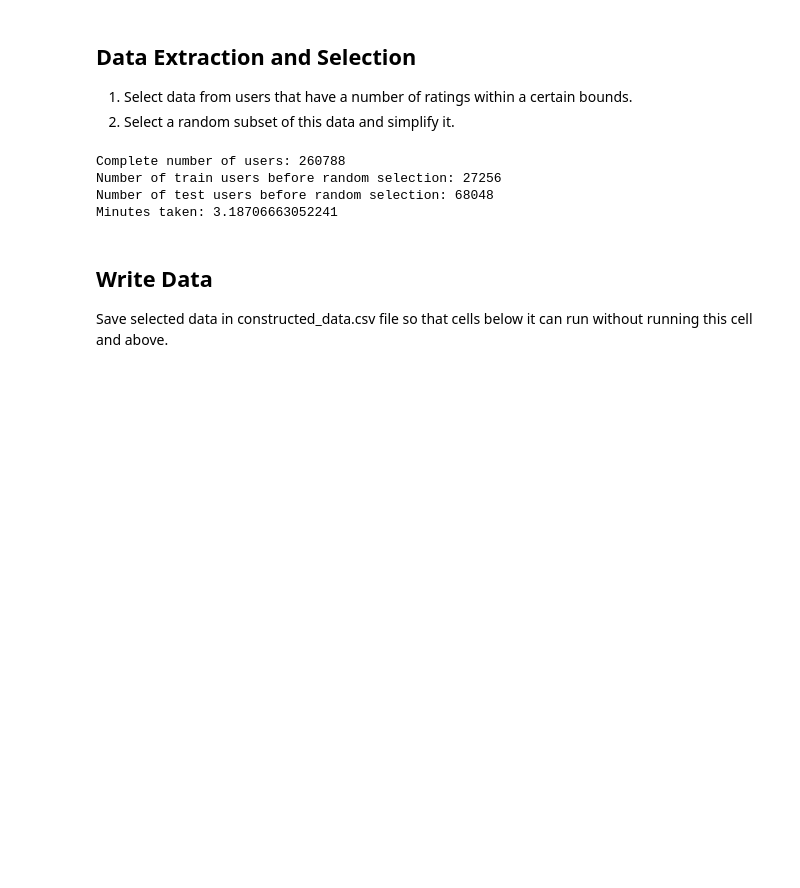
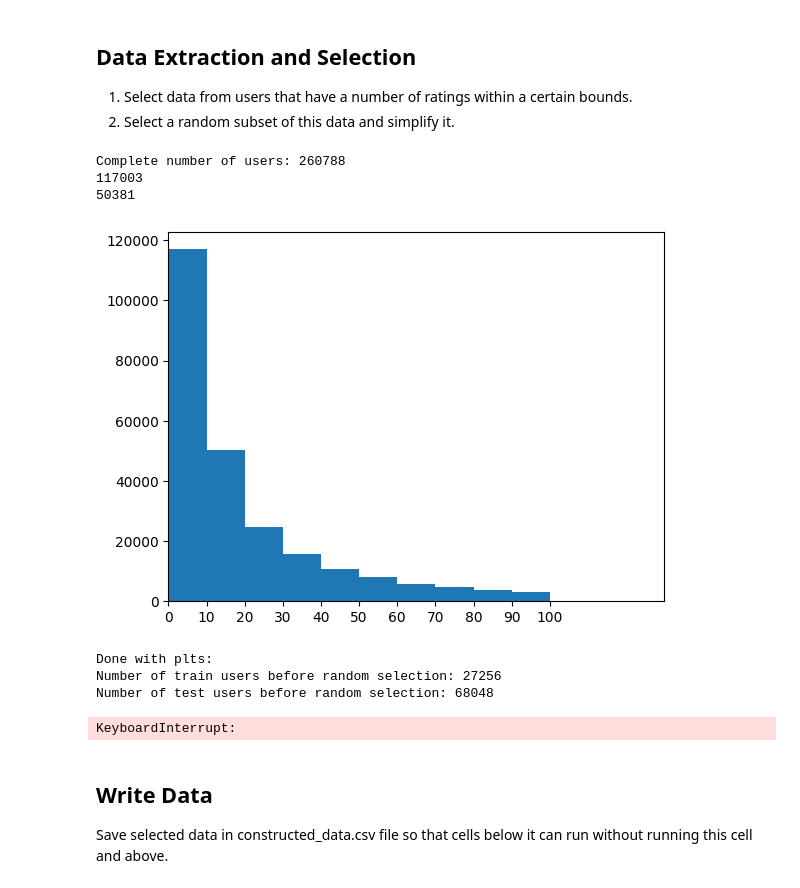
Before and after one commit to jacksonianrtaylor/movie_rec_proj, a Jupyter notebook: complete_11_03_2023.ipynb, the cells around one changed output. Cells and saved outputs as stored; diff of their text form; code cells hidden in the pictures; blank space fills up the shorter version.

Commit message:
graph to show what normal users look like, described in comment

```diff
--- a/complete_11_03_2023.ipynb
+++ b/complete_11_03_2023.ipynb
@@ -229,8 +229,27 @@ for row in complete_list:
 gaps.append(gap_len)
 
 
+#LOOK: New histogram of the number of ratings...
+import matplotlib.pyplot as plt
+from matplotlib.pyplot import hist
+
+less_than_ten = 0
+less_than_tw = 0
+for item in gaps:
+    if item>=0 and item<10:
+        less_than_ten+=1
+    if item>=10 and item<20:
+        less_than_tw+=1
+
+print(less_than_ten)
+print(less_than_tw)
 
 
+hist(gaps, bins = 10, range = (0, 100))
+plt.xticks([0, 10, 20, 30, 40, 50, 60, 70, 80, 90, 100])
+plt.xlim(0, 130)
+plt.show()
+print("Done with plts:")
 
 # Index in the complete_list_no_dups list:
 full_index = 0
@@ -286,36 +305,52 @@ for bound in bounds_test_sample:
 
 
 print("Minutes taken:", (time.time()-start_time)/60)
 
 
+#LOOK: need to explain the tradeoff between more data to feed the model (for svd and weighted average)
+#and misrepresentation for the test users with smaller number of provided ratings uthan the train users
+
+
+#LOOK: Why do we need to filter users by the number of movies they rated when a certain lower number of ratings can be taken from users with more than enough ratings???
+
+#Answer: the normal user that enters rating on this sight has to a profound propotion less than 10 ratings and the distribution is right skewed.
+# so if we need to collect 30 ratings for a train user it is more normal to take from users with exactly that amount
+# becasue 30 ratings is the most normal user type that has 30 ratings
+# for test users being in the range of 5-10, that is right on the nose for normal users so those users donot need to be altered
+
+
 
 # Results, tested on personal machine:
 
 # TRAIN_USER_RATING_LB = 50, TRAIN_USER_RATING_UB = 70
 # TEST_USER_RATING_LB = 5, TEST_USER_RATING_UB = 10
 # Complete number of users: 260788
 # Number of train users before random selection: 14314
 # Number of test users before random selection: 68048
 # Minutes taken: 4.779916667938233
 
 # TRAIN_USER_RATING_LB = 30, TRAIN_USER_RATING_UB = 50
 # TEST_USER_RATING_LB = 5, TEST_USER_RATING_UB = 10
 # Complete number of users: 260788
 # Number of train users before random selection: 27256
 # Number of test users before random selection: 68048
 # Minutes taken: 3.207816179593404
 
 # TRAIN_USER_RATING_LB = 11, TRAIN_USER_RATING_UB = 31
 # TEST_USER_RATING_LB = 5, TEST_USER_RATING_UB = 10
 # Complete number of users: 260788
 # Number of train users before random selection: 70880
 # Number of test users before random selection: 68048
 # Minutes taken: 1.6583004673322042
 # %% [output]
 Complete number of users: 260788
-Number of train users before random selection: 27256
-Number of test users before random selection: 68048
-Minutes taken: 3.18706663052241
+117003
+50381
+[figure, added]
+Done with plts:
+Number of train users before random selection: 27256
+Number of test users before random selection: 68048
+KeyboardInterrupt:
 # %% [markdown]
 ## Write Data
 
```
Also changed, not shown: parts of 2 cells of this notebook.
